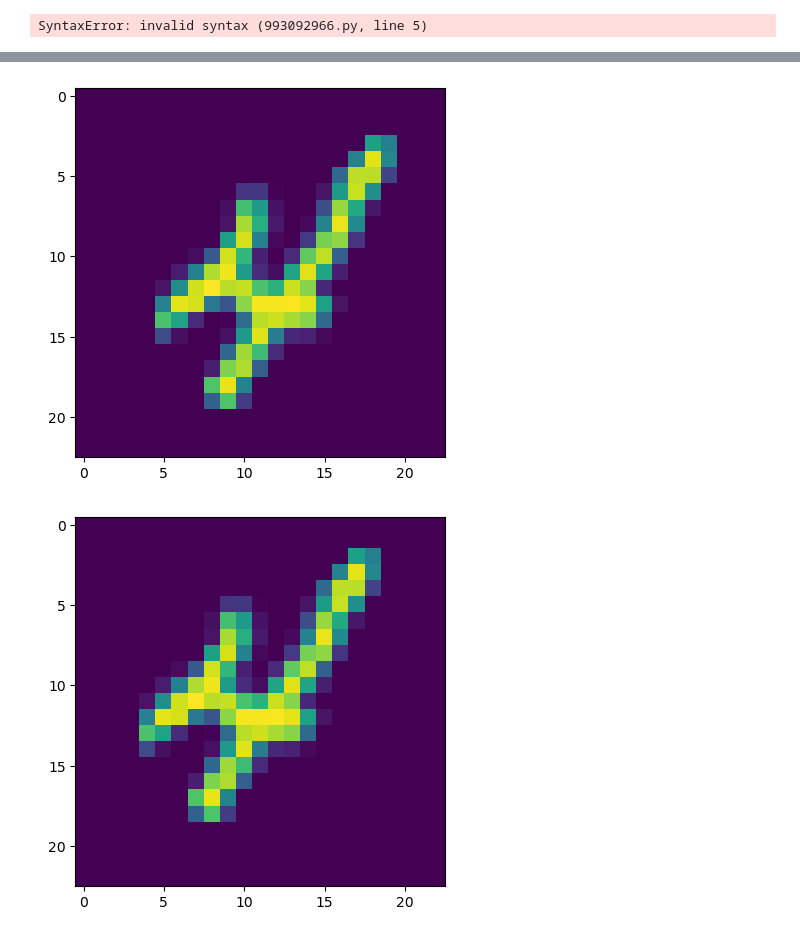
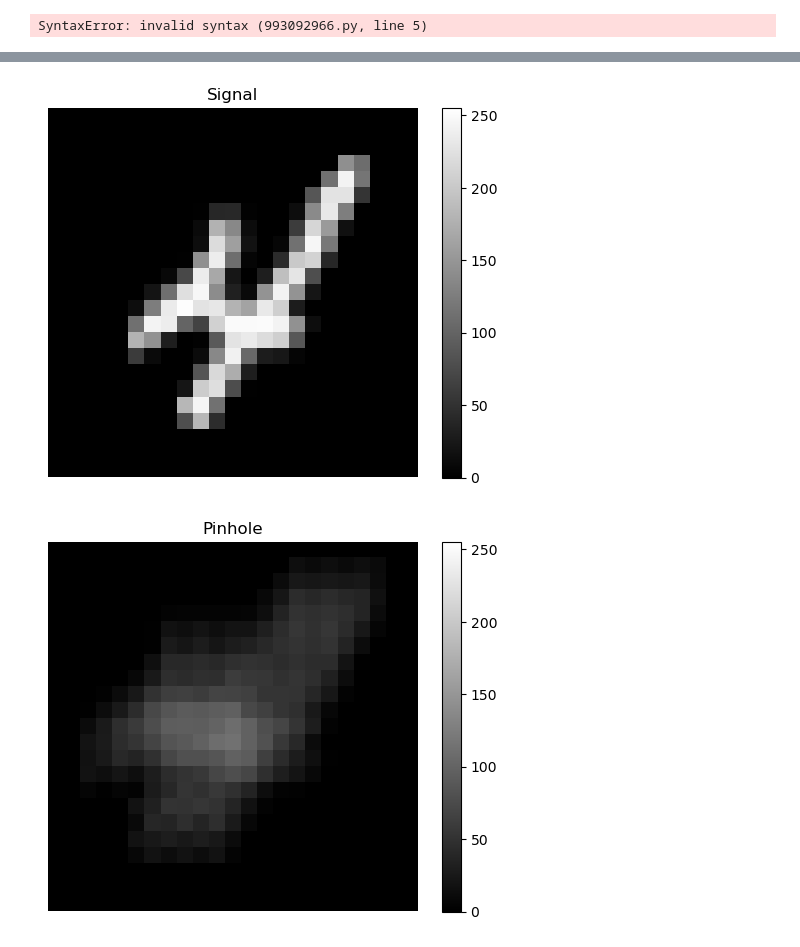
Before and after one commit to jornelasmunoz/UCM_Undergraduate_Research, a Jupyter notebook: jornelasmunoz/notebooks/Generate MURA.ipynb, the cells around one changed output, grey strips where cells are left out. Saved outputs shown, nothing was run; the diff lists cells and outputs as text; code cells hidden in the pictures.

```diff
--- a/jornelasmunoz/notebooks/Generate MURA.ipynb
+++ b/jornelasmunoz/notebooks/Generate MURA.ipynb
@@ -212,7 +212,7 @@ plt.show()
 # %% [output]
 [figure]
 # %%
-p = 5 # size of array
+p = 23 # size of array
 # First, create A and G
 A = create_binary_aperture_arr(p)
 G = create_decoding_arr(A)
@@ -271,7 +271,7 @@ test_data = datasets.MNIST(
 # S_hat = (S*A)*G + B*G = S + B*G Reconstructed data
 # N = sum_ij A_ij
 
-S = train_data[9][0][0].numpy().astype('int64')
+S = train_data[5][0][0].numpy().astype('int64')
 B = get_Gaussian_filter(S, mean=0, var=0.1)
 kroneker_delta = FFT_convolve(A,G,p)
 D = FFT_convolve(S,A,p) #+ B
@@ -281,7 +281,7 @@ N = np.sum(A)
 diff_Shat_Stilde = np.abs(S_hat - S_tilde)
 S_normed = normalize(S)
 
-cmap = 'viridis'
+cmap = 'gray'
 
 # fig, axs = plt.subplots(2,2, figsize=(15,10))
 # axs = axs.ravel()
@@ -298,10 +298,12 @@ cmap = 'viridis'
 
 plt.imshow(S, cmap=cmap); plt.colorbar()
 plt.title("Original signal $S$")
+#plt.savefig("../figs/true_signal_2.svg")
 plt.show()
 
 plt.imshow(D, cmap=cmap); plt.colorbar()
 plt.title("Observed signal $D = S * A$")
+#plt.savefig("../figs/observed_signal_2.svg")
 plt.show()
 
 plt.imshow(S_hat, cmap=cmap); plt.colorbar()
@@ -388,6 +390,10 @@ SyntaxError: invalid syntax (993092966.py, line 5)
 # %%
 pinhole = np.zeros((size, size))
-pinhole[(p-1)//2, (p-1)//2] = 1
+center = (p-1)//2
+multiple_pn = [[1,0,1,0,1], [0,0,0,0,0],[1,0,1,0,1]]
+#pinhole[center, center] = 0.1
+#pinhole[center-1:center+2, center-1:center+2] = 0.1 #larget diameter
+pinhole[center-1:center+2, center-2:center+3] += np.multiply(0.1, multiple_pn)
 # %%
 pin_conv = FFT_convolve(pinhole, S)
 diff_pin = np.abs(pin_conv - S)
@@ -400,6 +400,26 @@ plt.colorbar()
 # %%
-plt.imshow(S); plt.show()
-plt.imshow(FFT_convolve(pinhole, S)); plt.show()
+plt.imshow(S, cmap=cmap)
+plt.colorbar()
+plt.clim([0,255])
+plt.title("Signal")
+plt.axis("off")
+#plt.savefig('../figs/true_signal.svg')
+plt.show()
+
+plt.imshow(pin_conv, cmap=cmap)
+plt.colorbar()
+plt.clim([0,255])
+plt.title("Pinhole")
+plt.axis("off")
+#plt.savefig('../figs/pinhole_obs_3.svg')
+plt.show()
+
+plt.imshow(pinhole, cmap=cmap)
+plt.colorbar()
+plt.title("Pinhole")
+plt.axis("off")
+#plt.savefig('../figs/pinhole_3.svg')
+plt.show()
 # %% [output]
-[figure, old version]
+[figure, new version]
-[figure, old version]
+[figure, new version]
```
Also changed, not shown: parts of 6 cells of this notebook, 57 other files.
